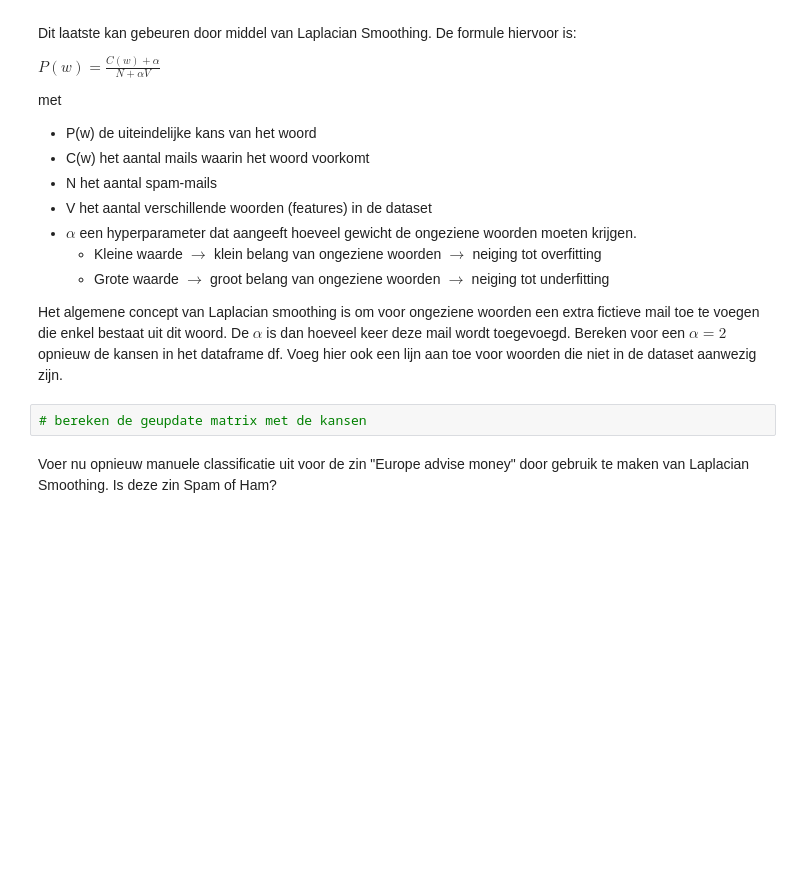
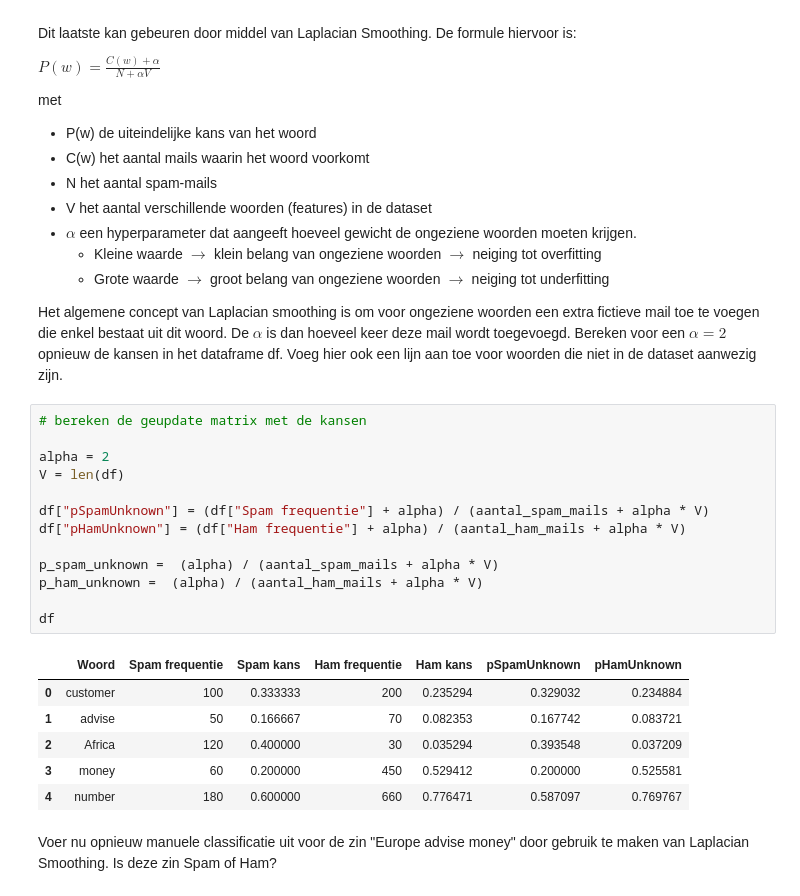
Before and after one commit to OdiseeDataScience2223/Leerstof, a Jupyter notebook: Week 9/TextClassification.ipynb, the cells around one changed output. Saved outputs shown, nothing was run; the diff lists cells and outputs as text; blank space fills up the shorter version.

```diff
--- a/Week 9/TextClassification.ipynb
+++ b/Week 9/TextClassification.ipynb
@@ -94,6 +107,24 @@ Bereken voor een $\alpha=2$ opnieuw de kansen in het dataframe df.
 Voeg hier ook een lijn aan toe voor woorden die niet in de dataset aanwezig zijn.
 # %%
 # bereken de geupdate matrix met de kansen
+
+alpha = 2
+V = len(df)
+
+df["pSpamUnknown"] = (df["Spam frequentie"] + alpha) / (aantal_spam_mails + alpha * V)
+df["pHamUnknown"] = (df["Ham frequentie"] + alpha) / (aantal_ham_mails + alpha * V)
+
+p_spam_unknown =  (alpha) / (aantal_spam_mails + alpha * V)
+p_ham_unknown =  (alpha) / (aantal_ham_mails + alpha * V)
+
+df
+# %% [output]
+|  | Woord | Spam frequentie | Spam kans | Ham frequentie | Ham kans | pSpamUnknown | pHamUnknown |
+| 0 | customer | 100 | 0.333333 | 200 | 0.235294 | 0.329032 | 0.234884 |
+| 1 | advise | 50 | 0.166667 | 70 | 0.082353 | 0.167742 | 0.083721 |
+| 2 | Africa | 120 | 0.400000 | 30 | 0.035294 | 0.393548 | 0.037209 |
+| 3 | money | 60 | 0.200000 | 450 | 0.529412 | 0.200000 | 0.525581 |
+| 4 | number | 180 | 0.600000 | 660 | 0.776471 | 0.587097 | 0.769767 |
 # %% [markdown]
 Voer nu opnieuw manuele classificatie uit voor de zin "Europe advise money" door gebruik te maken van Laplacian Smoothing.
 Is deze zin Spam of Ham?
```
Also changed, not shown: parts of 12 cells of this notebook, 1 other file.
